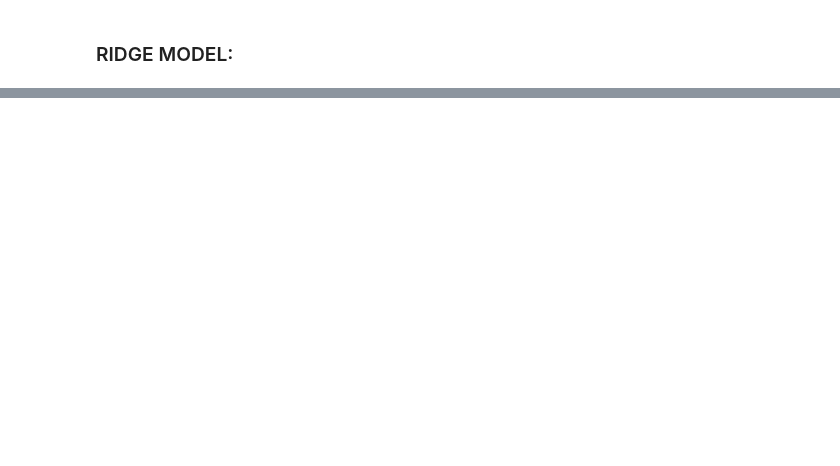
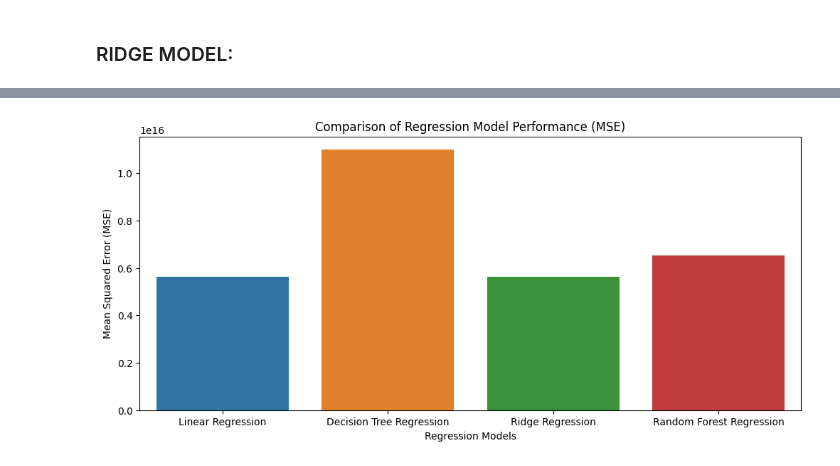
Before and after one commit to luongkhanhphuong2412/Movie_Recommedation_System, a Jupyter notebook: movie_modeling.ipynb, the cells around one changed output, grey strips where cells are left out. Saved outputs shown, nothing was run; the diff lists cells and outputs as text; code cells hidden in the pictures; blank space fills up the shorter version.

```diff
--- a/movie_modeling.ipynb
+++ b/movie_modeling.ipynb
@@ -371,5 +371,5 @@ decision_tree_model= tree.DecisionTreeRegressor()
 decision_tree_model= decision_tree_model.fit(X_train, y_train)
 # %%
 # Predict the gross revenue for the test set:
-y_pred= decision_tree_model.predict(X_test)
+dtr_y_pred= decision_tree_model.predict(X_test)
 # %%
@@ -416,0 +423,22 @@ Mean Absolue Error:  39880092.48412837
+# %%
+from sklearn.ensemble import RandomForestRegressor
+
+# Create a Random Forest regression model
+rf_regressor = RandomForestRegressor()
+
+# Fit the model to the training data
+rf_regressor.fit(X_train, y_train)
+
+# Make predictions on the testing set
+y_pred_rf = rf_regressor.predict(X_test)
+
+# Evaluate the model
+rf_r_square = r2_score(y_test, y_pred_rf)
+rf_mse = mean_squared_error(y_test, y_pred_rf)
+rf_mae = mean_absolute_error(y_test, y_pred_rf)
+
+# Print evaluation metrics
+print("Random Forest Regression:")
+print("Coefficient of determination: ", rf_r_square)
+print("Mean Squared Error: ", rf_mse)
+print("Mean Absolute Error: ", rf_mae)
@@ -416,0 +452,9 @@ Mean Absolue Error:  39880092.48412837
+# %%
+# Create a dictionary to store MSE for each model
+model_performance = {
+    'Linear Regression': {'MSE': linear_mse, 'R_square': linear_R_square, 'MAE': linear_mae},
+    'Decision Tree Regression': {'MSE': dtr_mse, 'R_square': dtr_r_square, 'MAE': dtr_r_square},
+    'Ridge Regression': {'MSE': ridge_mse, 'R_square': ridge_r_square, 'MAE': ridge_mae},
+    'Random Forest Regression':{'MSE': rf_mse, 'R_square': rf_r_square, 'MAE': rf_mae}}
+
+model_performance
@@ -416,0 +474,4 @@ Mean Absolue Error:  39880092.48412837
+# %%
+# Convert from a dict to DataFrame:
+performance_df= pd.DataFrame(model_performance).T
+performance_df
@@ -416,0 +484,9 @@ Mean Absolue Error:  39880092.48412837
+# %%
+plt.figure(figsize=(12, 5))
+sns.barplot(data=performance_df, x=performance_df.index, y='MSE')
+plt.xlabel('Regression Models')
+plt.ylabel('Mean Squared Error (MSE)')
+plt.title('Comparison of Regression Model Performance (MSE)')
+plt.show()
+# %% [output]
+[figure, added]
```
Also changed, not shown: parts of 17 cells of this notebook.
